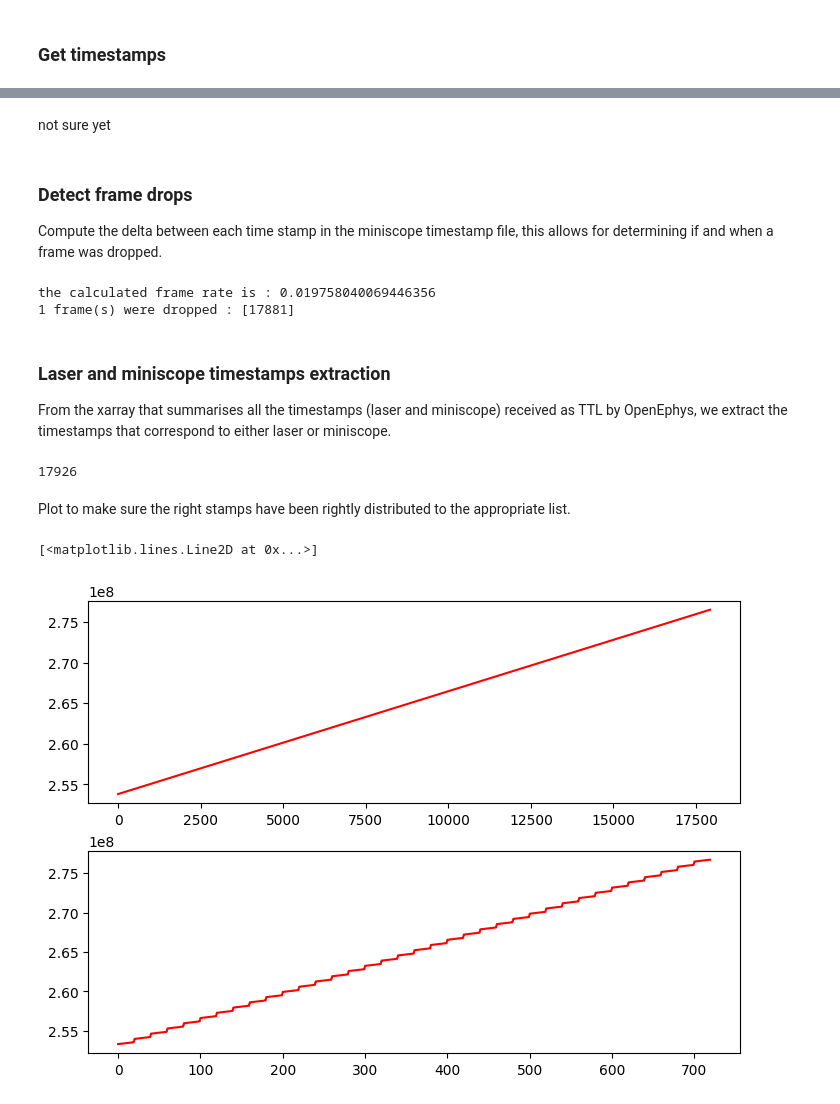
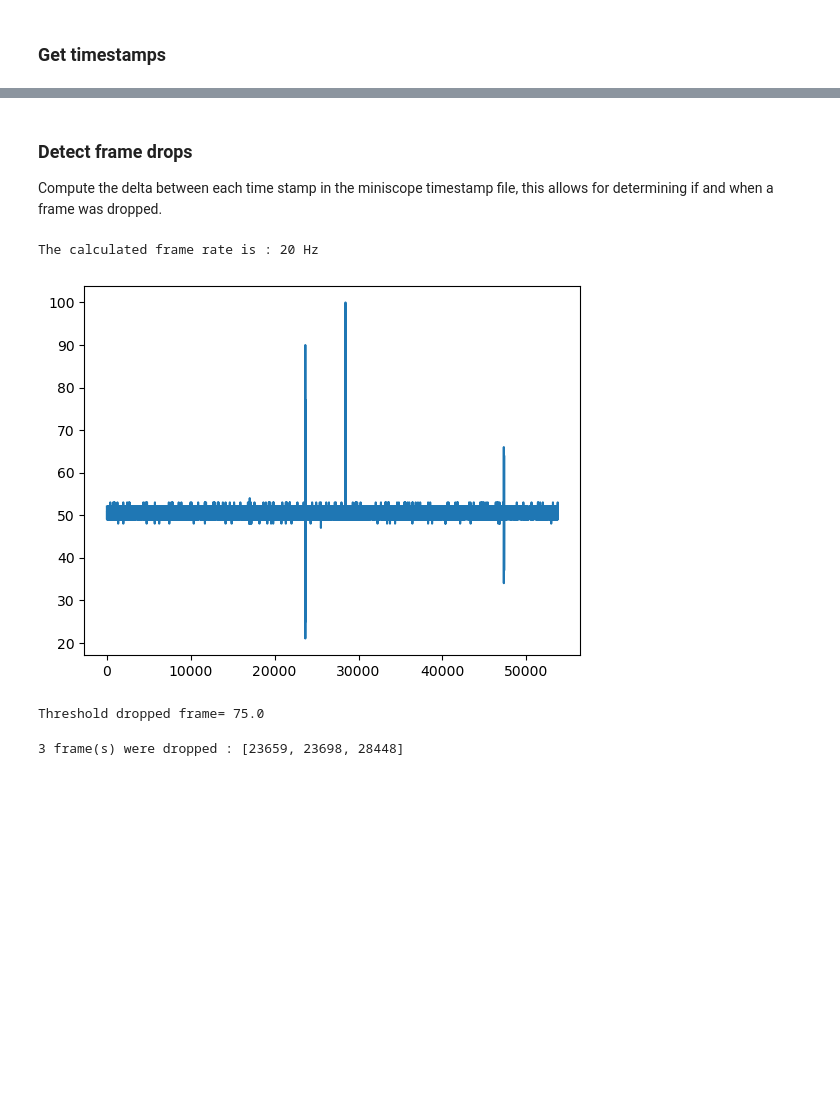
Before and after one commit to melodieborel/HayLabAnalysis, a Jupyter notebook: python/8_SynchroEphysMiniscope.ipynb, the cells around one changed output, grey strips where cells are left out. Saved outputs shown, nothing was run; the diff lists cells and outputs as text; code cells hidden in the pictures; blank space fills up the shorter version.

```diff
--- a/python/8_SynchroEphysMiniscope.ipynb
+++ b/python/8_SynchroEphysMiniscope.ipynb
@@ -180,11 +48,41 @@ Text(0.5, 1.0, 'channels')
-# %% [markdown]
-not sure yet
+# %%
+folder = Path(dpath)
+
+file_path= f'{folder}/V4_Miniscope/timeStamps.csv'
+stamps_miniscope = pd.read_csv(file_path)
+
+file_path= f'{folder}/OpenEphys/timeStamps.npy'
+stamps_OE = np.load(file_path)
+
+file_path= f'{folder}/TTL/timeStamps.npy'
+stamps_ttl = np.load(file_path)
 # %% [markdown]
 ### Detect frame drops
 
 Compute the delta between each time stamp in the miniscope timestamp file, this allows for determining if and when a frame was dropped.
+# %%
+stamps_miniscope_time = stamps_miniscope['Time Stamp (ms)']
+delay_stamps = []
+number_frames = stamps_miniscope['Time Stamp (ms)'].count()
+for i in range(number_frames -1):
+    delay_stamps.append(stamps_miniscope_time[i+1] - stamps_miniscope_time[i])
+
+freq_acq = round(1000/(sum(delay_stamps)/len(delay_stamps)))
+print("The calculated frame rate is : {} Hz".format(freq_acq) )
+# %% [output]
+The calculated frame rate is : 20 Hz
+# %%
+delaystampMini = (1000/freq_acq)*1.5
+delaystampOE = (25000/freq_acq)*1.5*2
+# %%
+plt.close()
+plt.plot(np.diff(stamps_miniscope_time))
+plt.show()
+print('Threshold dropped frame=',delaystampMini)
+# %% [output]
+[figure, added]
+Threshold dropped frame= 75.0
 # %%
-stamps_miniscope_time = stamps_miniscope['Time Stamp (ms)']
 delay_stamps = []
 dropped_frames = []
 number_frames = stamps_miniscope['Time Stamp (ms)'].count()
@@ -193,39 +91,6 @@ for i in range(number_frames -1):
     if delay_stamps[i] > delaystampMini:
         dropped_frames.append(i)
 
-#plt.plot(delay_stamps)
-print("the calculated frame rate is : {}".format(1/(sum(delay_stamps) / len(delay_stamps))) )
-
-freq_acq = round(1000/(sum(delay_stamps)/len(delay_stamps)))
 print("{} frame(s) were dropped : {}".format(len(dropped_frames),dropped_frames))
 # %% [output]
-the calculated frame rate is : 0.019758040069446356
-1 frame(s) were dropped : [17881]
+3 frame(s) were dropped : [23659, 23698, 28448]
-# %% [markdown]
-### Laser and miniscope timestamps extraction
-From the xarray that summarises all the timestamps (laser and miniscope) received as TTL by OpenEphys, we extract the timestamps that correspond to either laser or miniscope.
-# %%
-OE_stamps_miniscope = []
-OE_stamps_laser = []
-
-for i in range(datalen):
-    if channels[i] == 2:
-        OE_stamps_miniscope.append(timestamps[i])
-    elif channels[i] == 1:
-        OE_stamps_laser.append(timestamps[i])
-
-len(OE_stamps_miniscope)
-# %% [output]
-17926
-# %% [markdown]
-Plot to make sure the right stamps have been rightly distributed to the appropriate list.
-# %%
-time1 = range(len(OE_stamps_miniscope))
-time2 = range(len(OE_stamps_laser))
-
-fig, (ax1, ax2) = plt.subplots(2,1, figsize=(7,5), layout='constrained')
-ax1.plot(time1, OE_stamps_miniscope, 'r')
-ax2.plot(time2, OE_stamps_laser, 'r')
-# %% [output]
-[<matplotlib.lines.Line2D at 0x...>]
-[figure, removed]
```
Also changed, not shown: parts of 22 cells of this notebook, 34 other files.
